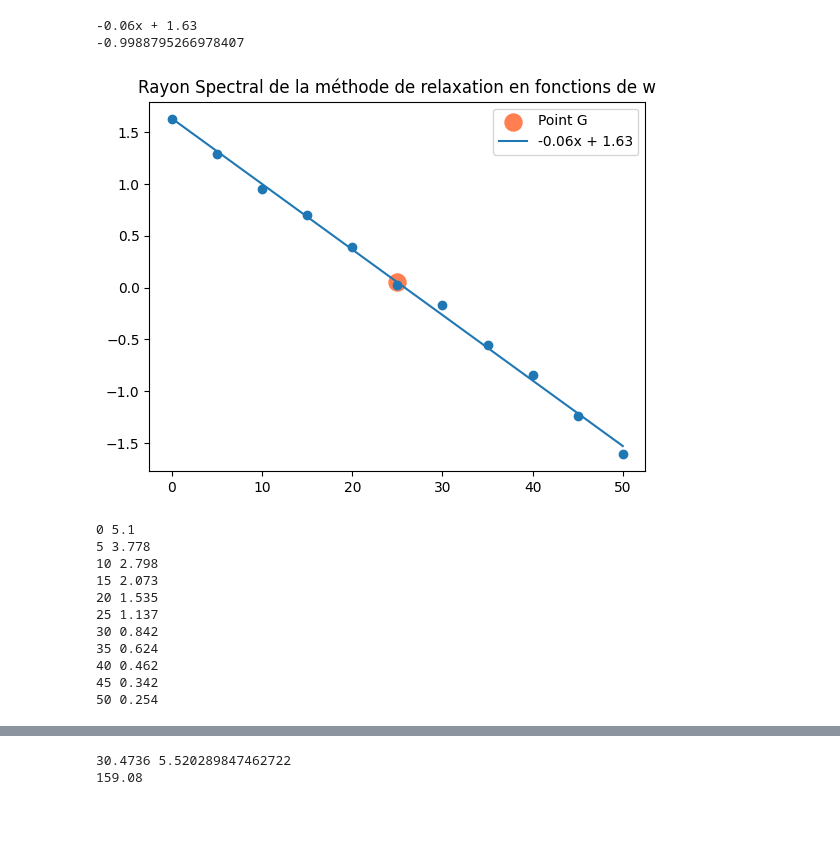
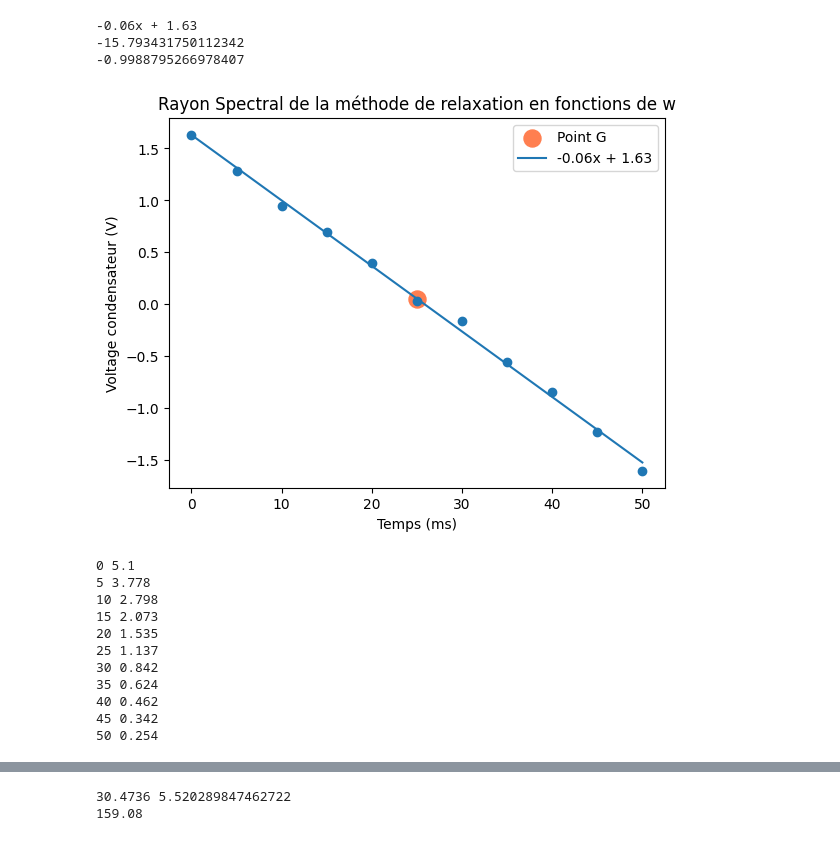
Before and after one commit to Glerious/IPSA, a Jupyter notebook: Ma315_Analyse_donnée/Projet/src/py/test.ipynb, the cells around one changed output, grey strips where cells are left out. Drawn from its saved outputs; the diff is of its cells as text; code cells hidden in the pictures.

```diff
--- a/Ma315_Analyse_donnée/Projet/src/py/test.ipynb
+++ b/Ma315_Analyse_donnée/Projet/src/py/test.ipynb
@@ -1,26 +1,28 @@
 # %%
 # 1 Statistique à deux variable : ajustement et correlation FINIE
 
 from Modules.functions import Functions
 from math import exp, log
 
 table = {0: log(5.098), 5: log(3.618), 10: log(2.581), 15: log(2.011), 20: log(1.486), 25: log(1.028), 30: log(0.845), 35: log(0.573), 40: log(0.429), 45: log(0.29), 50: log(0.2)}
 
-new = Functions(table)
+new = Functions(table, "Temps (ms)","Voltage condensateur (V)" )
 print(new.printfunc())
+print(new.covxy)
 print(new.r)
 new.graph()
 
 
 def V(t):
     return round(5.1*exp(-t/16.66), 3)
 
 for i in range(0, 55, 5):
     print(i, V(i))
 # %% [output]
 -0.06x + 1.63
+-15.793431750112342
 -0.9988795266978407
-[figure, old version]
+[figure, new version]
 0 5.1
 5 3.778
 10 2.798
```
Also changed, not shown: parts of 6 cells of this notebook, 10 other files.
